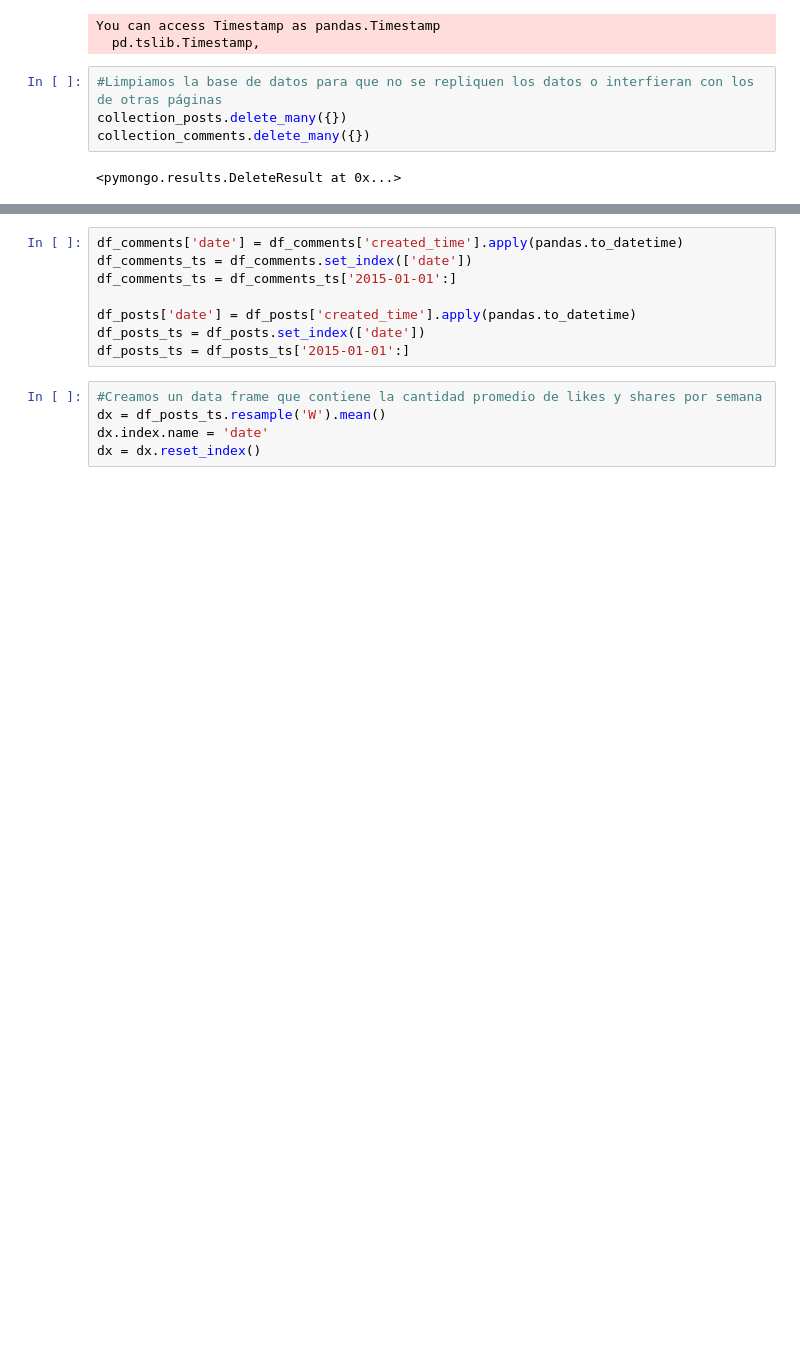
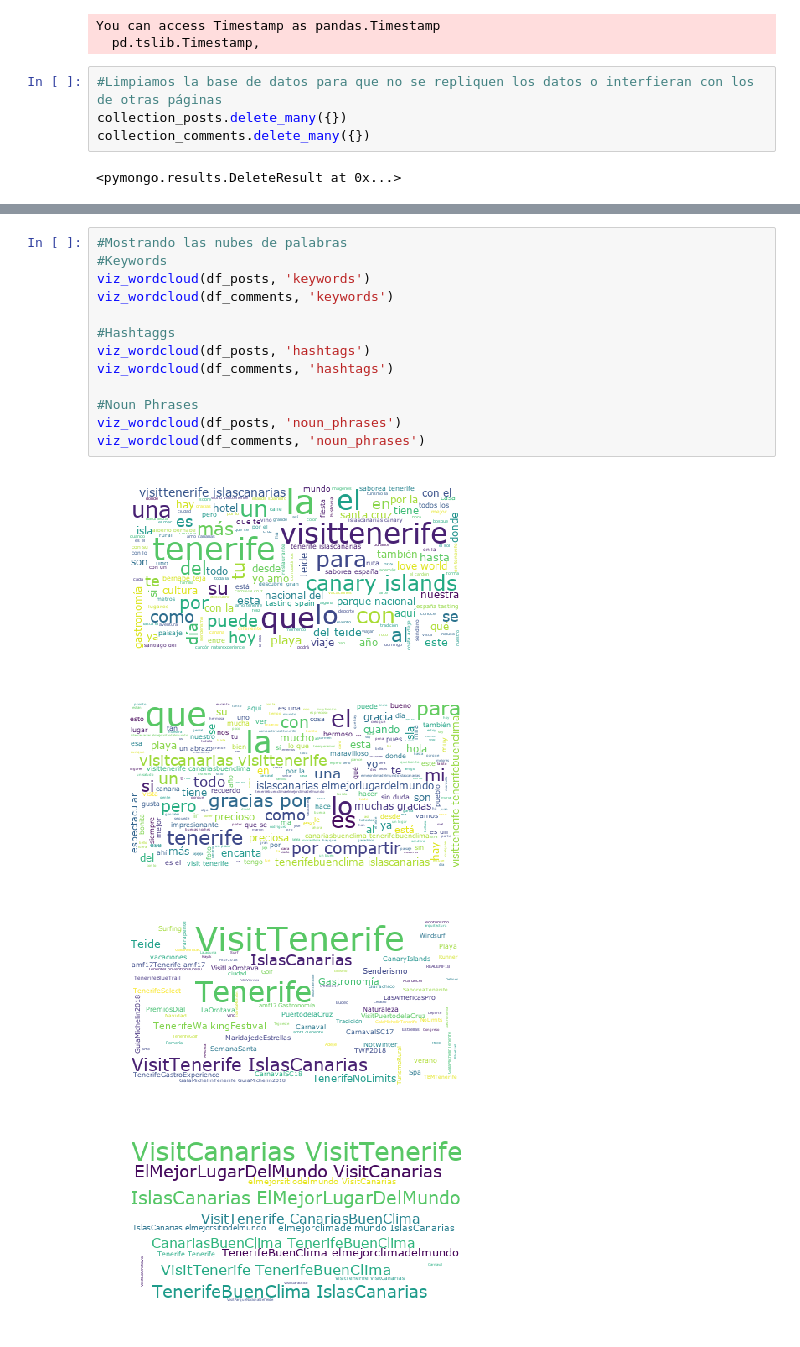
Before and after one commit to alu0100767803/TFG, a Jupyter notebook: Untitled2.ipynb, the cells around one changed output, grey strips where cells are left out. Drawn from its saved outputs; the diff is of its cells as text; blank space fills up the shorter version.

```diff
--- a/Untitled2.ipynb
+++ b/Untitled2.ipynb
@@ -277,13 +268,18 @@ viz_wordcloud(df_comments, 'keywords')"""
-# %%
-df_comments['date'] = df_comments['created_time'].apply(pandas.to_datetime)
-df_comments_ts = df_comments.set_index(['date'])
-df_comments_ts = df_comments_ts['2015-01-01':]
-
-df_posts['date'] = df_posts['created_time'].apply(pandas.to_datetime)
-df_posts_ts = df_posts.set_index(['date'])
-df_posts_ts = df_posts_ts['2015-01-01':]
-# %%
-#Creamos un data frame que contiene la cantidad promedio de likes y shares por semana
-dx = df_posts_ts.resample('W').mean()
-dx.index.name = 'date'
-dx = dx.reset_index()
+# %%
+#Mostrando las nubes de palabras
+#Keywords
+viz_wordcloud(df_posts, 'keywords')
+viz_wordcloud(df_comments, 'keywords')
+
+#Hashtaggs
+viz_wordcloud(df_posts, 'hashtags')
+viz_wordcloud(df_comments, 'hashtags')
+
+#Noun Phrases
+viz_wordcloud(df_posts, 'noun_phrases')
+viz_wordcloud(df_comments, 'noun_phrases')
+# %% [output]
+[figure, added]
+[figure, added]
+[figure, added]
+[figure, added]
```
Also changed, not shown: parts of 22 cells of this notebook, 24 other files.
